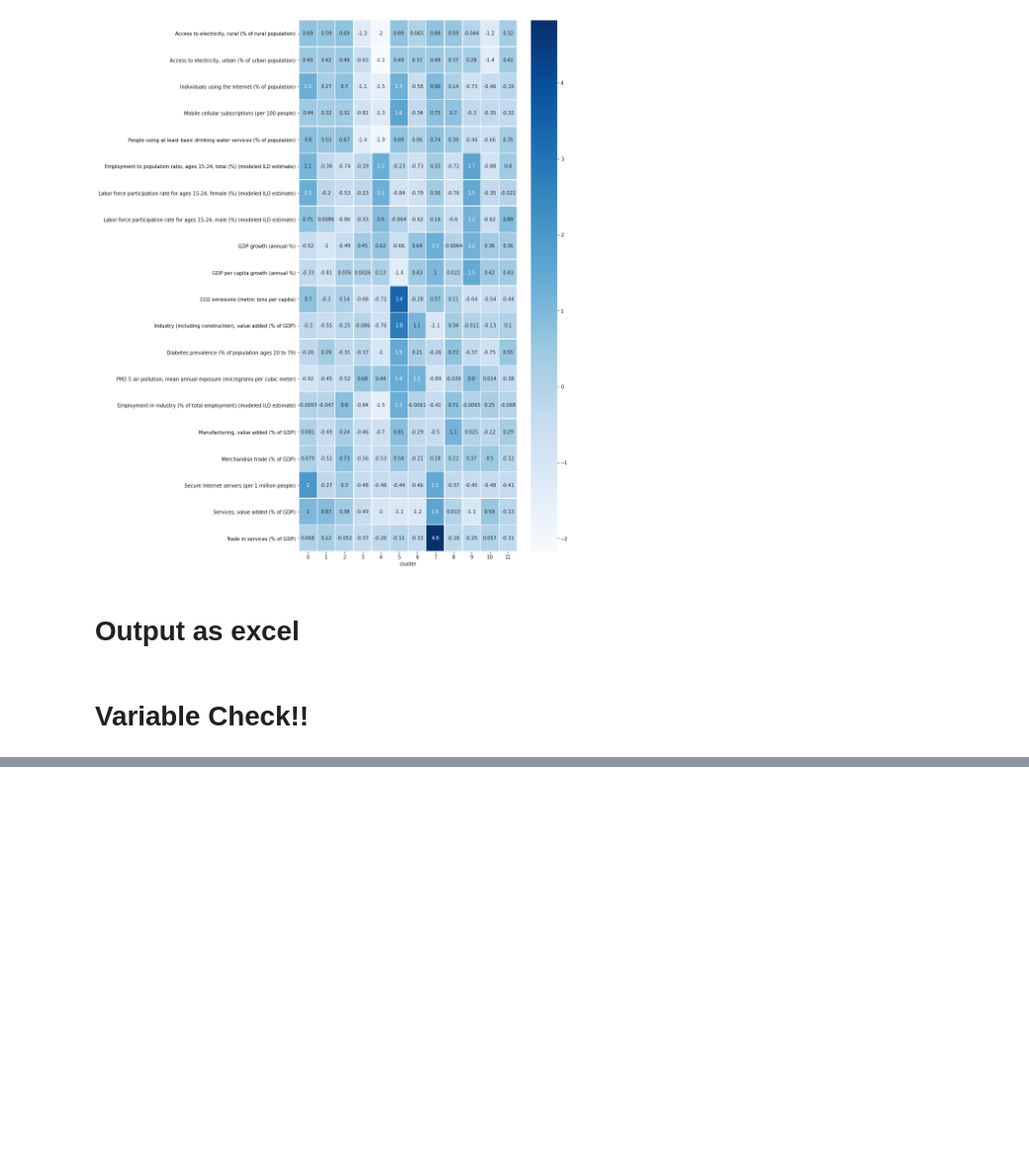
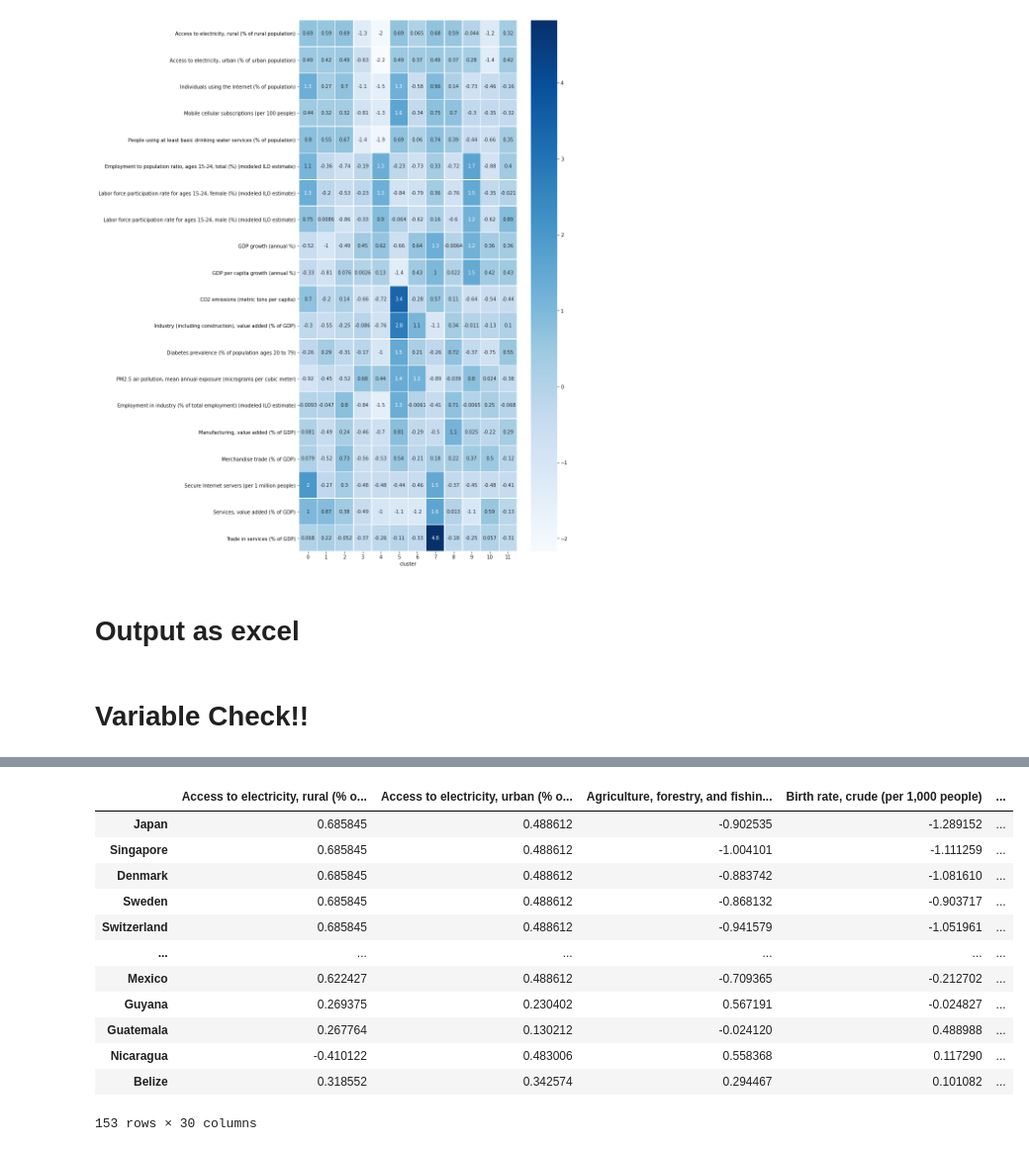
Before and after one commit to Vixus/Data_Projects, a Jupyter notebook: Factor-analysis-Cluster-analysis-on-countries-classification/FactorAnalysis.ipynb, the cells around one changed output, grey strips where cells are left out. Shown at 99% size. Cells and saved outputs as stored; diff of their text form; code cells hidden in the pictures; blank space fills up the shorter version.

```diff
--- a/Factor-analysis-Cluster-analysis-on-countries-classification/FactorAnalysis.ipynb
+++ b/Factor-analysis-Cluster-analysis-on-countries-classification/FactorAnalysis.ipynb
@@ -308,0 +288,16 @@ df_final
+# %%
+df_final_std
+# %% [output]
+|  | Access to electricity, rural (% o... | Access to electricity, urban (% o... | Agriculture, forestry, and fishin... | Birth rate, crude (per 1,000 people) | ... |
+| Japan | 0.685845 | 0.488612 | -0.902535 | -1.289152 | ... |
+| Singapore | 0.685845 | 0.488612 | -1.004101 | -1.111259 | ... |
+| Denmark | 0.685845 | 0.488612 | -0.883742 | -1.081610 | ... |
+| Sweden | 0.685845 | 0.488612 | -0.868132 | -0.903717 | ... |
+| Switzerland | 0.685845 | 0.488612 | -0.941579 | -1.051961 | ... |
+| ... | ... | ... | ... | ... | ... |
+| Mexico | 0.622427 | 0.488612 | -0.709365 | -0.212702 | ... |
+| Guyana | 0.269375 | 0.230402 | 0.567191 | -0.024827 | ... |
+| Guatemala | 0.267764 | 0.130212 | -0.024120 | 0.488988 | ... |
+| Nicaragua | -0.410122 | 0.483006 | 0.558368 | 0.117290 | ... |
+| Belize | 0.318552 | 0.342574 | 0.294467 | 0.101082 | ... |
+153 rows × 30 columns
```
Also changed, not shown: parts of 8 cells of this notebook, 2 other files.
